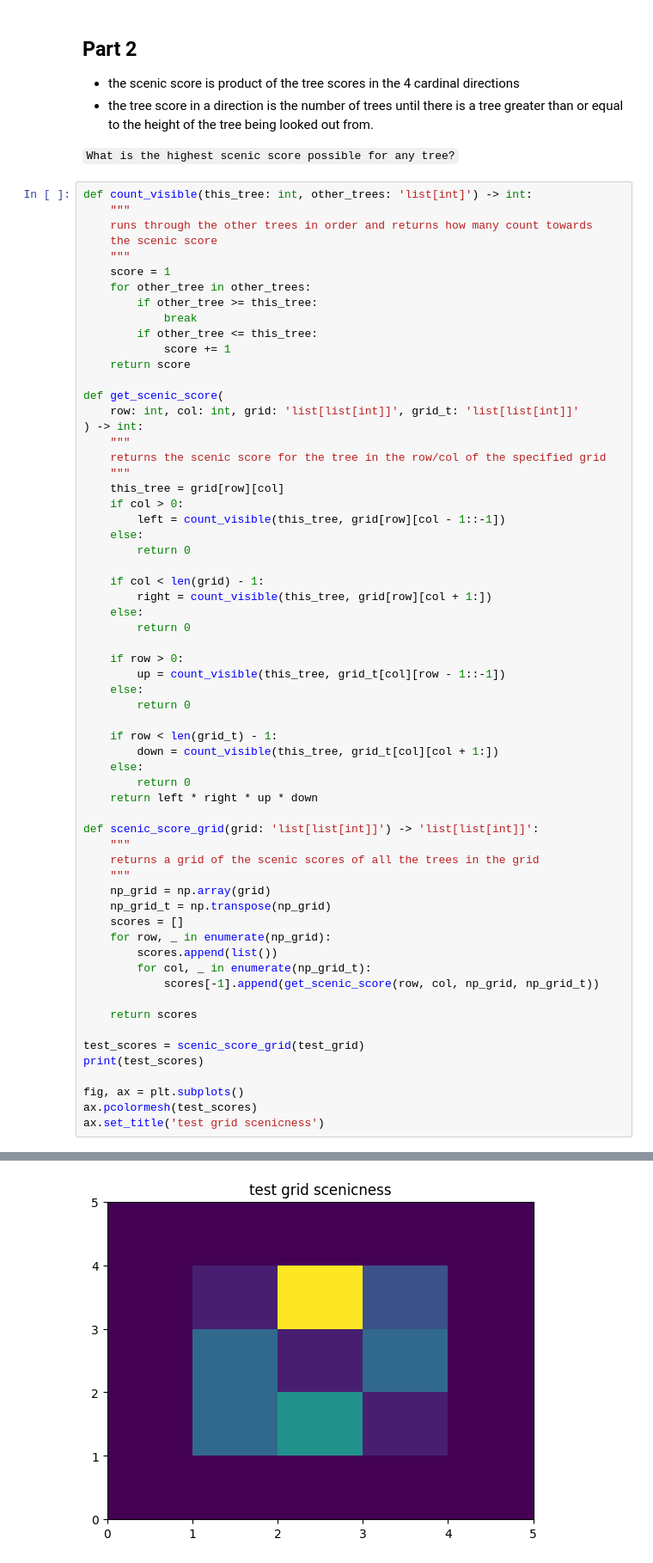
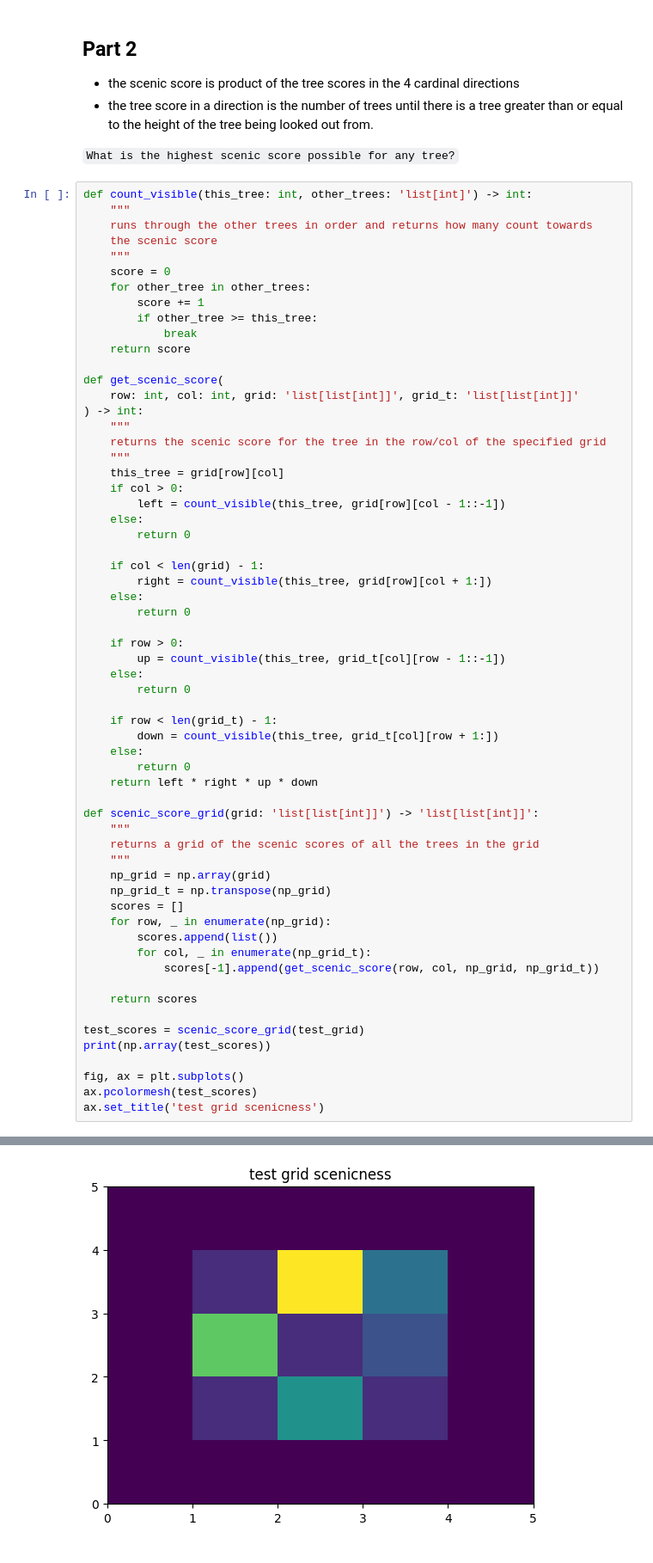
Before and after one commit to nouseforkeys/advent_of_code_22, a Jupyter notebook: day_8.ipynb, the cells around one changed output, grey strips where cells are left out. Shown at 86% size. Cells and saved outputs as stored; diff of their text form.

```diff
--- a/day_8.ipynb
+++ b/day_8.ipynb
@@ -105,12 +105,11 @@ def count_visible(this_tree: int, other_trees: 'list[int]') -> int:
     runs through the other trees in order and returns how many count towards
     the scenic score
     """
-    score = 1
+    score = 0
     for other_tree in other_trees:
+        score += 1
         if other_tree >= this_tree:
             break
-        if other_tree <= this_tree:
-            score += 1
     return score
 
 def get_scenic_score(
@@ -136,7 +135,7 @@ def get_scenic_score(
         return 0
 
     if row < len(grid_t) - 1:
-        down = count_visible(this_tree, grid_t[col][col + 1:])
+        down = count_visible(this_tree, grid_t[col][row + 1:])
     else:
         return 0
     return left * right * up * down
@@ -156,7 +155,7 @@ def scenic_score_grid(grid: 'list[list[int]]') -> 'list[list[int]]':
     return scores
 
 test_scores = scenic_score_grid(test_grid)
-print(test_scores)
+print(np.array(test_scores))
 
 fig, ax = plt.subplots()
 ax.pcolormesh(test_scores)
@@ -166,2 +169,2 @@ ax.set_title('test grid scenicness')
 Text(0.5, 1.0, 'test grid scenicness')
-[figure, old version]
+[figure, new version]
```
Also changed, not shown: parts of 3 cells of this notebook.
